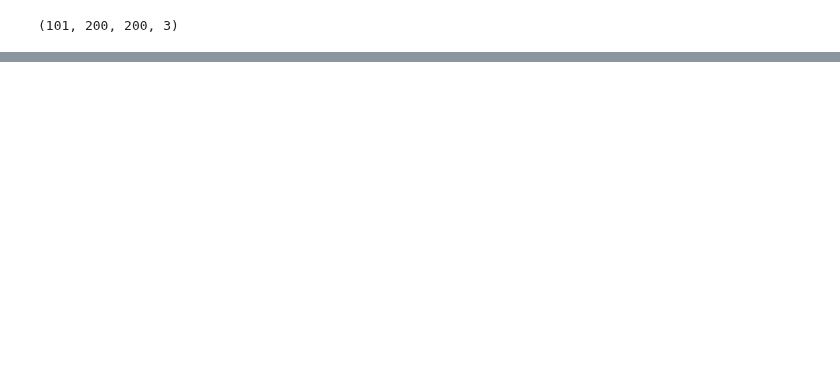
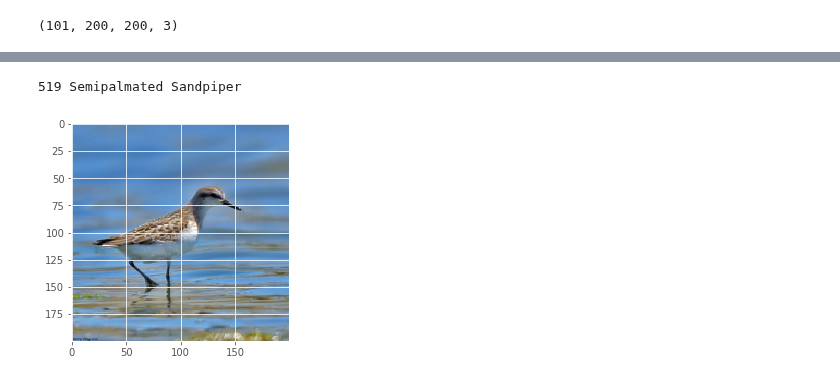
Before and after one commit to cwong690/Birdex, a Jupyter notebook: image_prep.ipynb, the cells around one changed output, grey strips where cells are left out. Cells and saved outputs as stored; diff of their text form; code cells hidden in the pictures; blank space fills up the shorter version.

```diff
--- a/image_prep.ipynb
+++ b/image_prep.ipynb
@@ -350,4 +357,4 @@ xs_samp = xs_samp/255.0
 # %%
 # grab numeric label
-y = master_df['class_id'][::485]
-y_txt_label = master_df['txt_labels'][::485]
+y = master_df['class_id'][::485].values
+y_txt_label = master_df['txt_labels'][::485].values
@@ -408,0 +412,9 @@ Predictions
+# %%
+# check to make sure the bird images and labels are aligned
+# this is indeed a semipalmated sandpiper
+
+print(y[57], y_txt_label[57])
+plt.imshow(xs_samp[57]);
+# %% [output]
+519 Semipalmated Sandpiper
+[figure, added]
```
Also changed, not shown: parts of 24 cells of this notebook.
